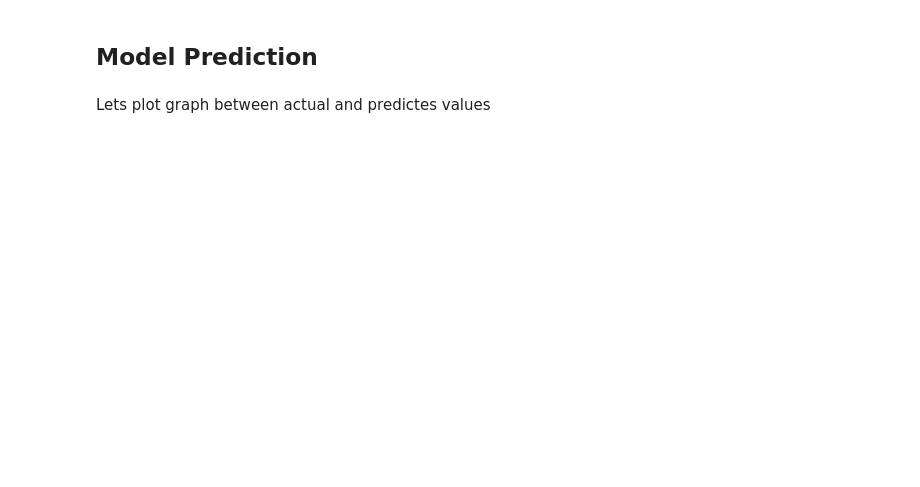
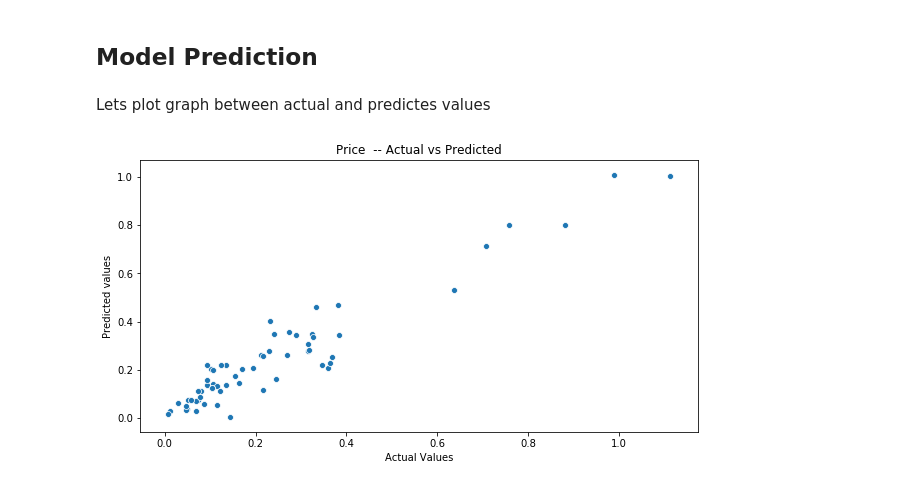
Before and after one commit to singh-manvinder/carprice_prediction, a Jupyter notebook: solution.ipynb, the cells around one changed output. Drawn from its saved outputs; the diff is of its cells as text; code cells hidden in the pictures; blank space fills up the shorter version.

```diff
--- a/solution.ipynb
+++ b/solution.ipynb
@@ -238,3 +564,12 @@ y_pred = lm.predict(X_test)
 ## Model Prediction
 # %% [markdown]
 Lets plot graph between actual and predictes values
+# %%
+plt.figure(figsize = (10,5))
+sns.scatterplot(x=y_test, y=y_pred)
+plt.xlabel('Actual Values')
+plt.ylabel('Predicted values')
+plt.title('Price  -- Actual vs Predicted')
+plt.show()
+# %% [output]
+[figure, added]
```
Also changed, not shown: parts of 27 cells of this notebook.
